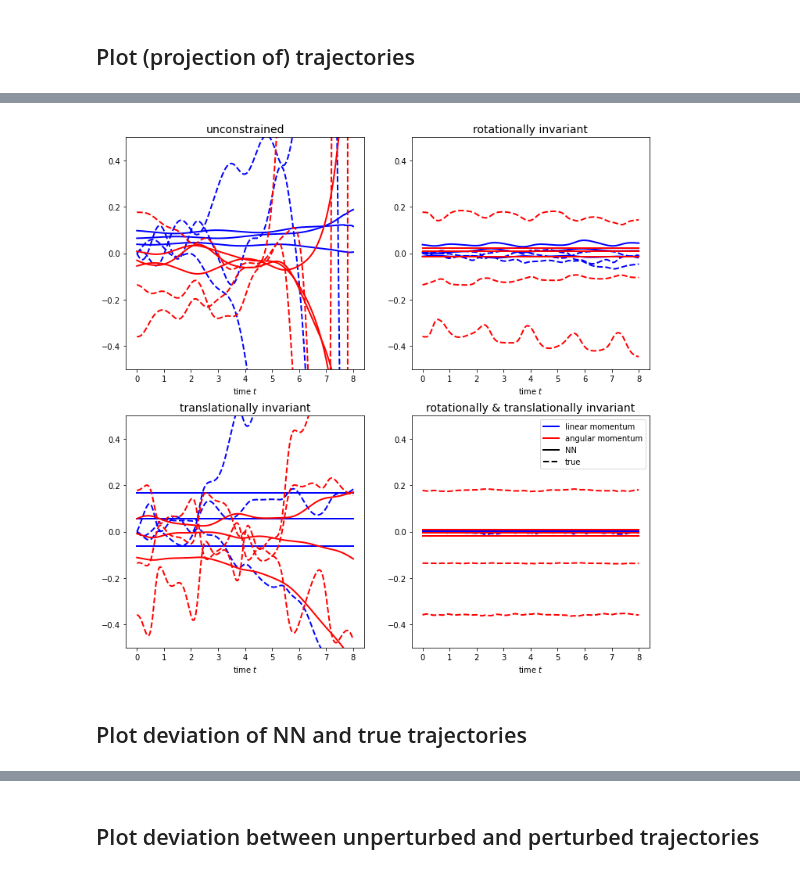
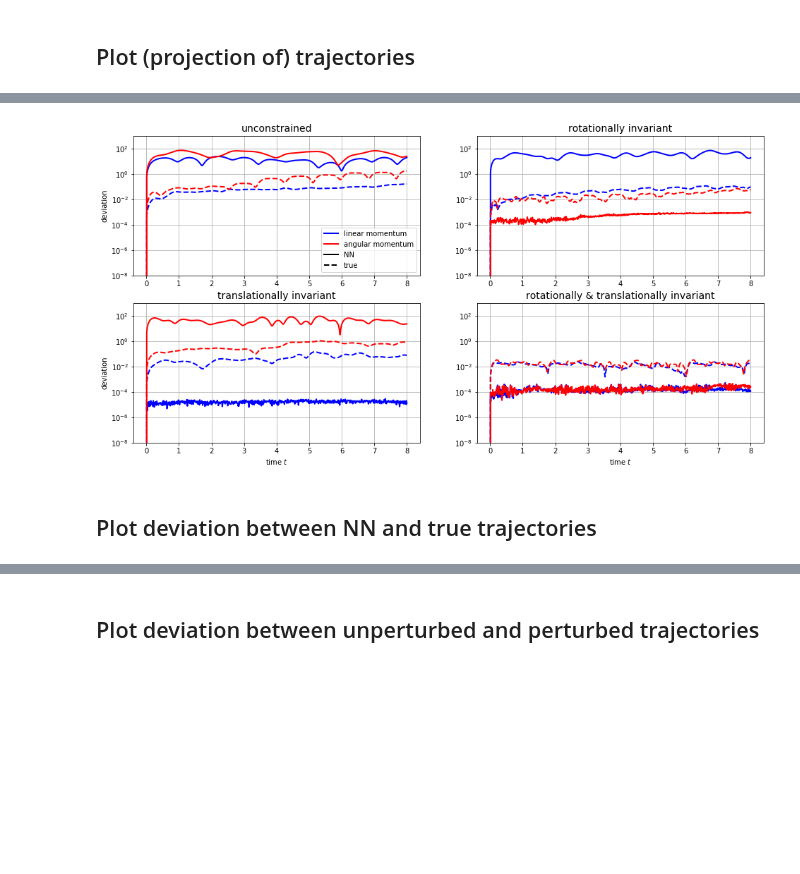
Before and after one commit to eikehmueller/mlconservation_code, a Jupyter notebook: src/EvaluateModel.ipynb, the cells around one changed output, grey strips where cells are left out. Drawn from its saved outputs; the diff is of its cells as text; code cells hidden in the pictures; blank space fills up the shorter version.

Commit message:
Renamed directories and updated plotting notebook

```diff
--- a/src/EvaluateModel.ipynb
+++ b/src/EvaluateModel.ipynb
@@ -22,21 +25,25 @@ from conservative_nn.trajectory_generator import TrajectoryGenerator
 dt = 0.01
 # final time
 t_final = 8.0
-dim_space = 3
+dim_space = 4
 dim = 2*dim_space
+mass1=1.0
+mass2=0.8
+mu=1.0
+kappa=1.0
 # Dynamical system for exact integration
-dynamical_system = TwoParticleSystem(dim_space)
-initializer = TwoParticleConstantInitializer(dim)
-perturbed_initializer = TwoParticleConstantInitializer(dim,perturbation=0.05)
+dynamical_system = TwoParticleSystem(dim_space,mass1=mass1,mass2=mass2,mu=mu,kappa=kappa)
+initializer = TwoParticleConstantInitializer(dim,mass1=mass1,mass2=mass2)
+perturbed_initializer = TwoParticleConstantInitializer(dim,mass1=mass1,mass2=mass2,perturbation=1.E-3)
 
 monitors = {}
 monitors_nn = {}
 monitors_nn_perturbed = {}
 
-for model_label in ["","trans","rot","rot_trans"]:
+for model_label in ["","trans","rot","rot_ref","rot_trans"]:
     # load Lagrangian from disk
-    filetag = "_" if model_label == "" else "_"+model_label+"_"
-    model_filename = f"assets/trained_models/two_particle/nn_lagrangian_3d{filetag}/"
+    filetag = "" if model_label == "" else "_"+model_label
+    model_filename = f"../assets/trained_models/two_particle/{dim_space:d}d/nn_lagrangian{filetag}/"
     nn_lagrangian = TwoParticleNNLagrangian.from_saved_model(model_filename)
     model = NNLagrangianModel(nn_lagrangian)
     dim_space = nn_lagrangian.dim_space
@@ -110,40 +138,52 @@ plt.show()
 # %%
 model_label_list = [["","rot"],["trans","rot_trans"]]
 
 title = {"":"unconstrained",
          "rot":"rotationally invariant",
          "trans":"translationally invariant",
          "rot_trans":"rotationally & translationally invariant",
          }
 
-fig, axs = plt.subplots(2, 2, figsize=(12,12))
+fig, axs = plt.subplots(2, 2, figsize=(16,8))
 for row in [0,1]:
     for col in [0,1]:
         model_label = model_label_list[row][col]
         invariant = monitors_nn[model_label][1].data
         invariant_true = monitors_nn[model_label][2].data
         ax = axs[row,col]
         # Plot linear momentum
-        for j in range(dim_space):
-            ax.plot(trajectory_generator_nn.t,invariant[j],linewidth=2,color="blue")
-            ax.plot(trajectory_generator_nn.t,invariant_true[j],linewidth=2,linestyle="--",color="blue")
-        # Plot angular momentum
-        for j in range(dim_space,dim_space*(dim_space+1)//2):
-            ax.plot(trajectory_generator_nn.t,invariant[j],linewidth=2,color="red")
-            ax.plot(trajectory_generator_nn.t,invariant_true[j],linewidth=2,linestyle="--",color="red")
-        if row==1 and col==1:
+
+        linear_momentum = ( np.linalg.norm(invariant[:dim_space,:].T-invariant[:dim_space,0],axis=1) )
+                        #/ np.linalg.norm(invariant[:dim_space,0]) )
+        linear_momentum_true = ( np.linalg.norm(invariant_true[:dim_space,:].T-invariant_true[:dim_space,0],axis=1) )
+                        #/ np.linalg.norm(invariant_true[:dim_space,0]) )
+        angular_momentum = ( np.linalg.norm(invariant[dim_space:,:].T-invariant[dim_space:,0],axis=1) )
+                        # / np.linalg.norm(invariant[dim_space:,0]) )
+        angular_momentum_true = ( np.linalg.norm(invariant_true[dim_space:,:].T-invariant_true[dim_space:,0],axis=1) )
+                        #/ np.linalg.norm(invariant_true[dim_space:,0]) )
+
+        ax.plot(trajectory_generator_nn.t,linear_momentum,linewidth=2,color="blue")
+        ax.plot(trajectory_generator_nn.t,linear_momentum_true,linewidth=2,linestyle="--",color="blue")
+        ax.plot(trajectory_generator_nn.t,angular_momentum,linewidth=2,color="red")
+        ax.plot(trajectory_generator_nn.t,angular_momentum_true,linewidth=2,linestyle="--",color="red")
+        if row==0 and col==0:
             ax.plot([],[],linewidth=2,color="blue",label="linear momentum")
             ax.plot([],[],linewidth=2,color="red",label="angular momentum")
             ax.plot([],[],linewidth=2,color="black",label="NN")
             ax.plot([],[],linewidth=2,color="black",linestyle="--",label="true")
-            ax.legend(loc="upper right")
-        ax.set_xlabel("time $t$")
-        ax.set_ylim(-0.5,+0.5)
+            ax.legend(loc="lower right")
+        if row == 1:
+            ax.set_xlabel("time $t$")
+        if col == 0:
+            ax.set_ylabel("deviation")
+        ax.set_yscale("log")
+        ax.set_ylim(1.E-8,1.E3)
         ax.set_title(title[model_label],fontsize=14)
-
+        ax.grid()
+plt.savefig("invariants_two_particle_4d.pdf",bbox_inches="tight")
 plt.show()
 # %% [output]
-[figure, old version]
+[figure, new version]
 # %% [markdown]
-## Plot deviation of NN and true trajectories
+## Plot deviation between NN and true trajectories
 # %%
```
Also changed, not shown: parts of 4 cells of this notebook, 3 other files.
